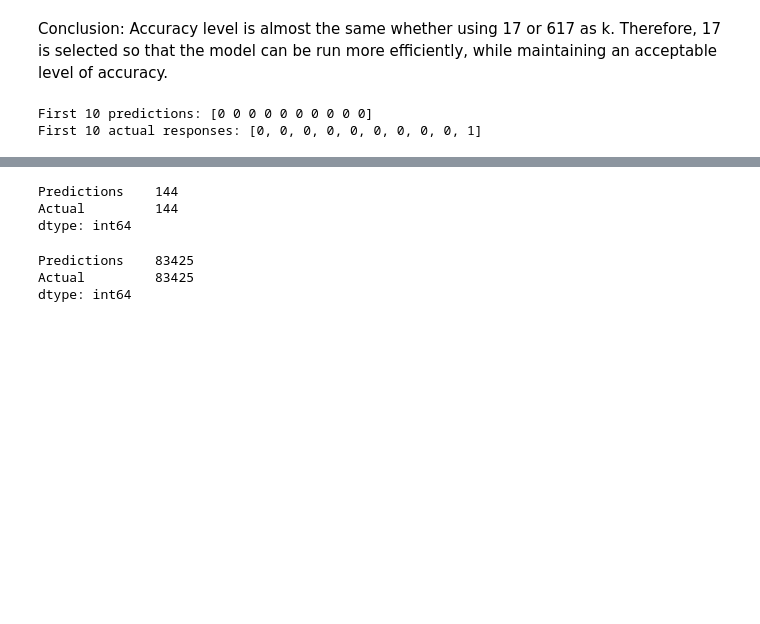
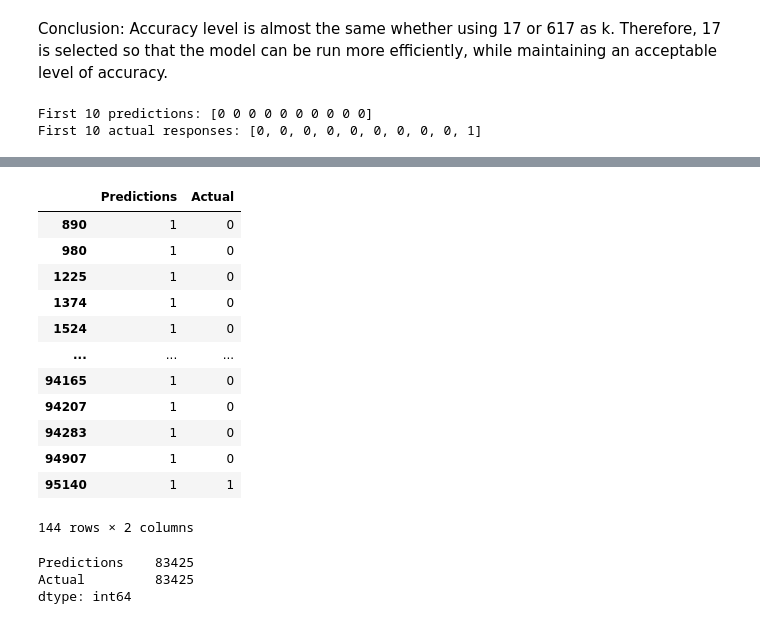
Before and after one commit to szerpa17/cross-sell-predictions, a Jupyter notebook: ml_model_build.ipynb, the cells around one changed output, grey strips where cells are left out. Cells and saved outputs as stored; diff of their text form; code cells hidden in the pictures; blank space fills up the shorter version.

```diff
--- a/ml_model_build.ipynb
+++ b/ml_model_build.ipynb
@@ -194,11 +204,21 @@ dtype: int64
 # %%
 # Check if we have predicted any 'positive' response
 check = predict_df[predict_df['Predictions'] == 1]
-check.count()
+check
 # %% [output]
+|  | Predictions | Actual |
+| 890 | 1 | 0 |
+| 980 | 1 | 0 |
+| 1225 | 1 | 0 |
+| 1374 | 1 | 0 |
+| 1524 | 1 | 0 |
+| ... | ... | ... |
+| 94165 | 1 | 0 |
+| 94207 | 1 | 0 |
+| 94283 | 1 | 0 |
+| 94907 | 1 | 0 |
+| 95140 | 1 | 1 |
-Predictions    144
-Actual         144
-dtype: int64
+144 rows × 2 columns
 # %%
 # Check how many times we have correctly predicted the responses
 correct_predict = predict_df[predict_df['Predictions'] == predict_df['Actual']]
```
Also changed, not shown: parts of 2 cells of this notebook.
